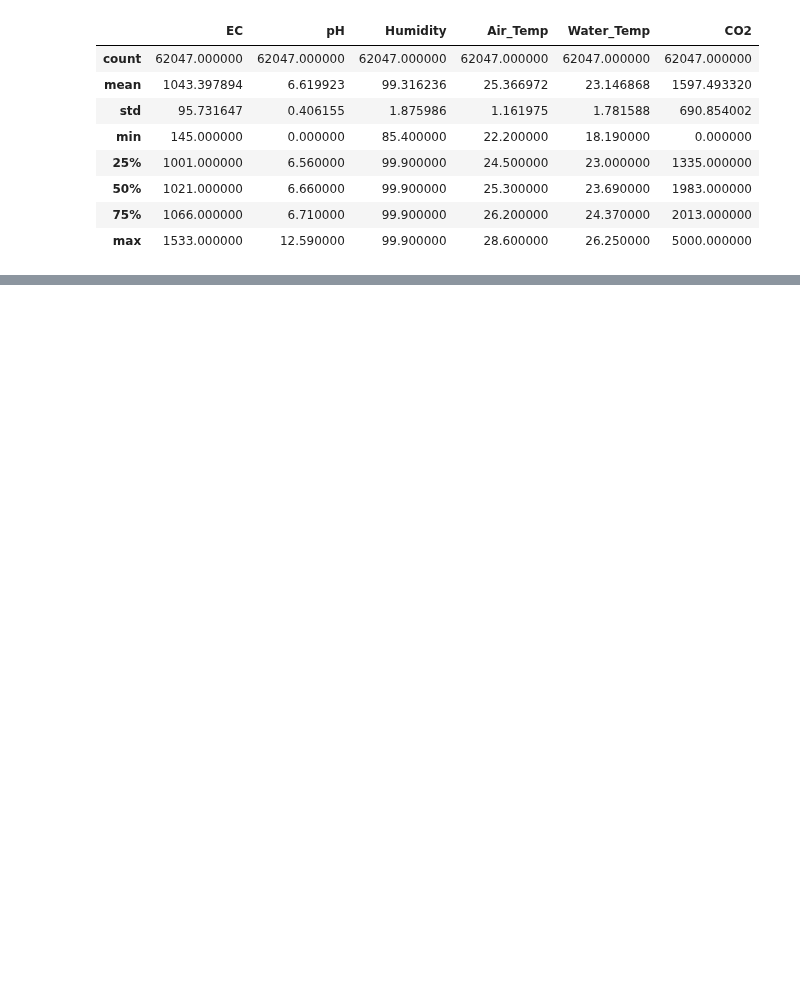
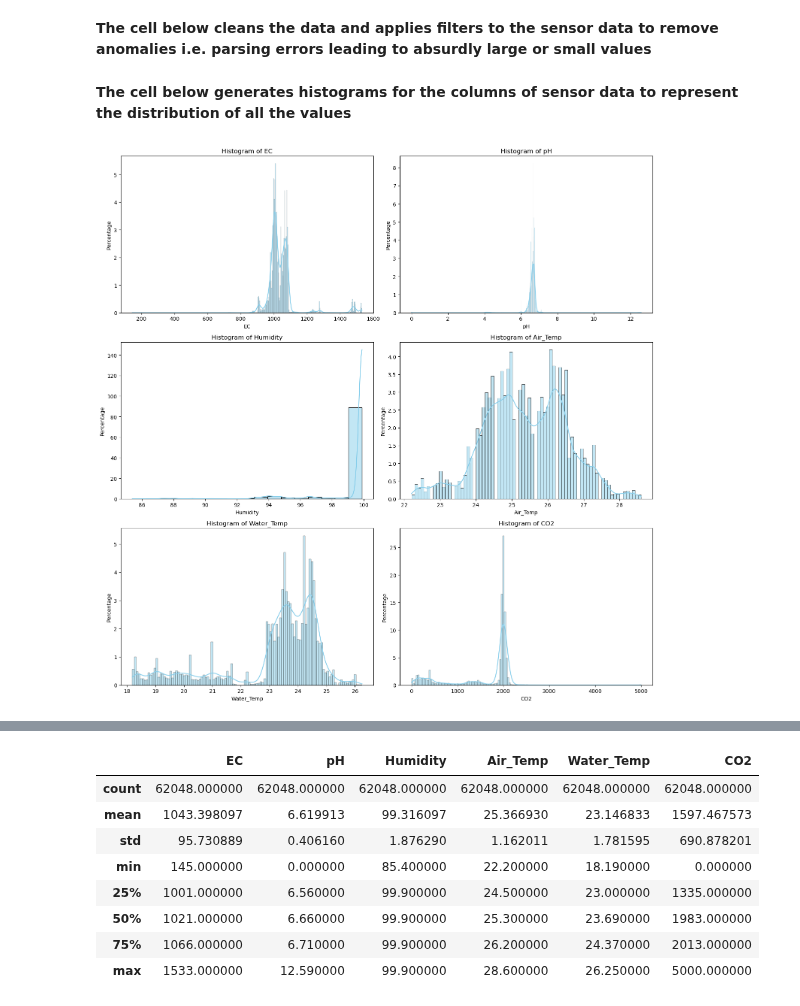
Before and after one commit to MSIChowdhury/Design-of-an-IoT-enabled-Scalable-Closed-Hydroponics-System-with-Intelligent-Parameter-Control-and-P, a Jupyter notebook: Code Files/Jupyter Notebooks/Automated Hydroponics System Sensor Data Analysis.ipynb, the cells around one changed output, grey strips where cells are left out. Cells and saved outputs as stored; diff of their text form; code cells hidden in the pictures; blank space fills up the shorter version.

Commit message:
Updated Automated Hydroponics System Sensor Data Analysis

```diff
--- a/Code Files/Jupyter Notebooks/Automated Hydroponics System Sensor Data Analysis.ipynb
+++ b/Code Files/Jupyter Notebooks/Automated Hydroponics System Sensor Data Analysis.ipynb
@@ -4,11 +6,11 @@ import matplotlib.pyplot as plt
 import seaborn as sns
 
 # Load CSV file into a pandas DataFrame
-csv_file_path = 'sensor_data.csv'  # Replace with the actual path to your CSV file
+csv_file_path = 'feeds (2).csv'
 
-# Example: Read only specific columns from the CSV file
+# Read only specific columns from the CSV file
 columns_to_read = ['Timestamp', 'EC', 'pH', 'Humidity', 'Air_Temp', 'Water_Temp', 'CO2']
 df = pd.read_csv(csv_file_path, usecols=columns_to_read)
 
-# Removing the first 232 rows of data since they were recoreded during preliminary trials
-df = df.iloc[232:]
+# Giving a summary of the data loaded into the Pandas Dataframe
+df.describe()
@@ -42,3 +27,5 @@ Wall time: 34min 22s
+# %% [markdown]
+**The cell below cleans the data and applies filters to the sensor data to remove anomalies i.e. parsing errors leading to absurdly large or small values**
 # %%
 # Remove rows with NaN values
 df = df.dropna()
@@ -47,16 +34,38 @@ df = df.dropna()
 df = df[(df['pH'] >= 0) & (df['pH'] <= 14)]
 
 # Keep rows with EC values between 100 and 5000
-df = df[(df['EC'] >= 100) & (df['EC'] <= 5000)]
+df = df[(df['EC'] >= 100) & (df['EC'] <= 2000)]
+
+# Keep rows with CO2 values between 100 and 5000
+df = df[(df['CO2'] >= 100) & (df['CO2'] < 5000)]
-# %%
-df.describe()
-# %% [output]
-|  | EC | pH | Humidity | Air_Temp | Water_Temp | CO2 |
-| count | 62047.000000 | 62047.000000 | 62047.000000 | 62047.000000 | 62047.000000 | 62047.000000 |
-| mean | 1043.397894 | 6.619923 | 99.316236 | 25.366972 | 23.146868 | 1597.493320 |
-| std | 95.731647 | 0.406155 | 1.875986 | 1.161975 | 1.781588 | 690.854002 |
-| min | 145.000000 | 0.000000 | 85.400000 | 22.200000 | 18.190000 | 0.000000 |
-| 25% | 1001.000000 | 6.560000 | 99.900000 | 24.500000 | 23.000000 | 1335.000000 |
-| 50% | 1021.000000 | 6.660000 | 99.900000 | 25.300000 | 23.690000 | 1983.000000 |
-| 75% | 1066.000000 | 6.710000 | 99.900000 | 26.200000 | 24.370000 | 2013.000000 |
-| max | 1533.000000 | 12.590000 | 99.900000 | 28.600000 | 26.250000 | 5000.000000 |
+# %% [markdown]
+**The cell below generates histograms for the columns of sensor data to represent the distribution of all the values**
+# %%
+%%time
+
+# Plot histograms for each column except the first one
+fig, axes = plt.subplots(nrows=3, ncols=2, figsize=(15, 15))
+
+# Start the loop from the second column
+for i, column in enumerate(df.columns[1:]):
+    # Choose the color for the histogram bars
+    color = 'skyblue'
+
+    # Plot histogram with stat='percent' to show percentages
+    sns.histplot(df[column], kde=True, color=color, ax=axes[i//2, i%2], bins='auto', stat='percent')
+
+    # Set labels and title
+    axes[i//2, i%2].set_xlabel(column)
+    axes[i//2, i%2].set_ylabel('Percentage')
+    axes[i//2, i%2].set_title(f'Histogram of {column}')
+
+# Adjust layout
+plt.tight_layout()
+
+# Show the plots
+plt.show()
+
+# Giving a summary of the data after data cleaning and filtering
+df.describe()
+# %% [output]
+[figure, new version]
@@ -62,0 +74,9 @@ df.describe()
+|  | EC | pH | Humidity | Air_Temp | Water_Temp | CO2 |
+| count | 62048.000000 | 62048.000000 | 62048.000000 | 62048.000000 | 62048.000000 | 62048.000000 |
+| mean | 1043.398097 | 6.619913 | 99.316097 | 25.366930 | 23.146833 | 1597.467573 |
+| std | 95.730889 | 0.406160 | 1.876290 | 1.162011 | 1.781595 | 690.878201 |
+| min | 145.000000 | 0.000000 | 85.400000 | 22.200000 | 18.190000 | 0.000000 |
+| 25% | 1001.000000 | 6.560000 | 99.900000 | 24.500000 | 23.000000 | 1335.000000 |
+| 50% | 1021.000000 | 6.660000 | 99.900000 | 25.300000 | 23.690000 | 1983.000000 |
+| 75% | 1066.000000 | 6.710000 | 99.900000 | 26.200000 | 24.370000 | 2013.000000 |
+| max | 1533.000000 | 12.590000 | 99.900000 | 28.600000 | 26.250000 | 5000.000000 |
```
Also changed, not shown: parts of 4 cells of this notebook, 1 other file.
